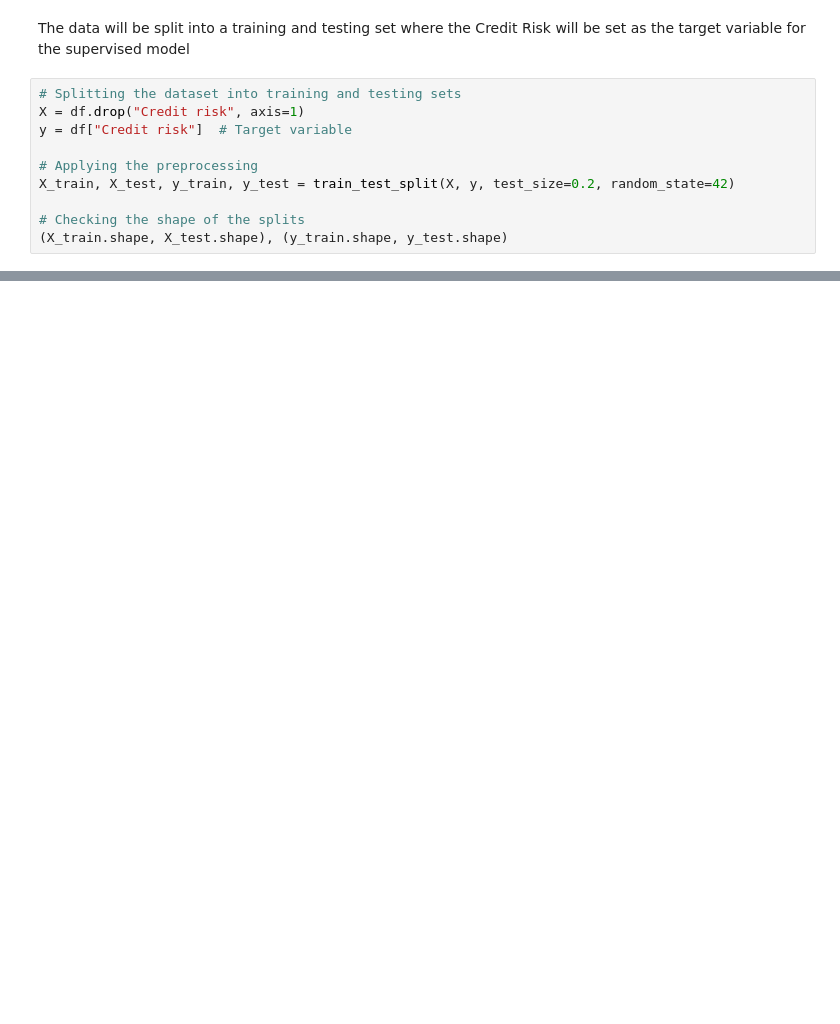
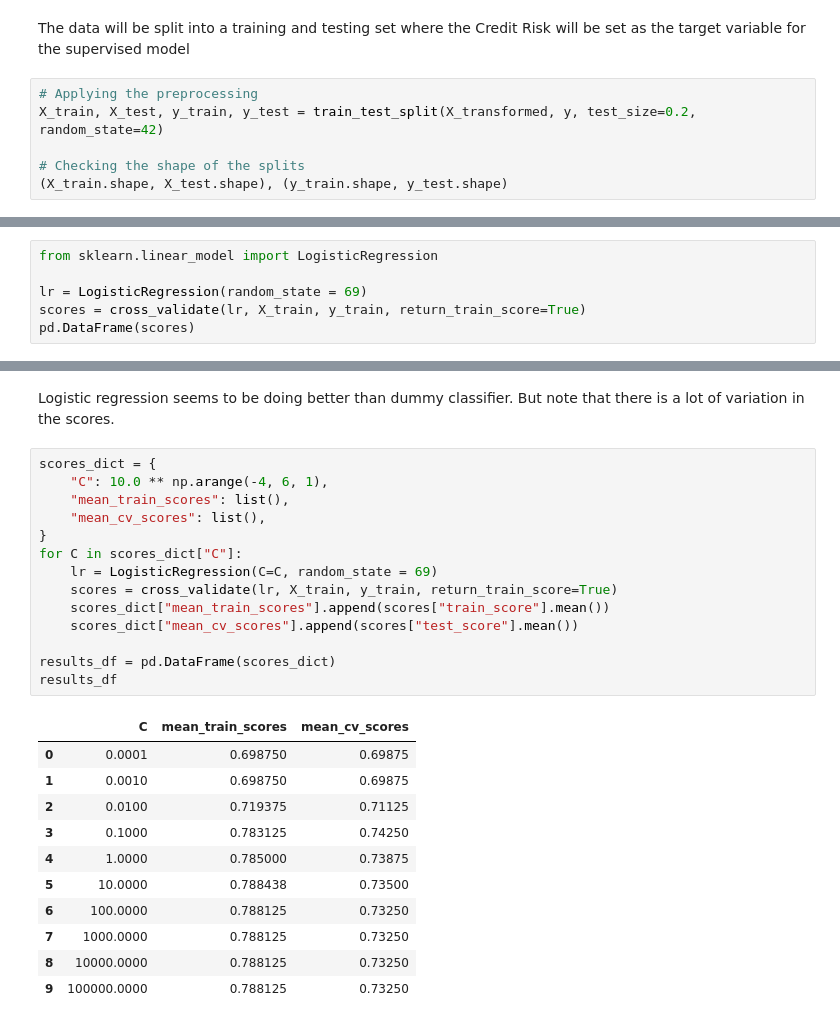
Before and after one commit to jjadeb/DSCI310_Group-12_Credit-Risk-Classification, a Jupyter notebook: model.ipynb, the cells around one changed output, grey strips where cells are left out. Saved outputs shown, nothing was run; the diff lists cells and outputs as text; blank space fills up the shorter version.

```diff
--- a/model.ipynb
+++ b/model.ipynb
@@ -152,12 +184,8 @@ data_prepared.shape
 # %% [markdown]
 The data will be split into a training and testing set where the Credit Risk will be set as the target variable for the supervised model
 # %%
-# Splitting the dataset into training and testing sets
-X = df.drop("Credit risk", axis=1)
-y = df["Credit risk"]  # Target variable
-
 # Applying the preprocessing
-X_train, X_test, y_train, y_test = train_test_split(X, y, test_size=0.2, random_state=42)
+X_train, X_test, y_train, y_test = train_test_split(X_transformed, y, test_size=0.2, random_state=42)
 
 # Checking the shape of the splits
 (X_train.shape, X_test.shape), (y_train.shape, y_test.shape)
@@ -165,0 +215,6 @@ X_train, X_test, y_train, y_test = train_test_split(X, y, test_size=0.2, random_
+# %%
+from sklearn.linear_model import LogisticRegression
+
+lr = LogisticRegression(random_state = 69)
+scores = cross_validate(lr, X_train, y_train, return_train_score=True)
+pd.DataFrame(scores)
@@ -165,0 +228,28 @@ X_train, X_test, y_train, y_test = train_test_split(X, y, test_size=0.2, random_
+# %% [markdown]
+Logistic regression seems to be doing better than dummy classifier. But note that there is a lot of variation in the scores.
+# %%
+scores_dict = {
+    "C": 10.0 ** np.arange(-4, 6, 1),
+    "mean_train_scores": list(),
+    "mean_cv_scores": list(),
+}
+for C in scores_dict["C"]:
+    lr = LogisticRegression(C=C, random_state = 69)
+    scores = cross_validate(lr, X_train, y_train, return_train_score=True)
+    scores_dict["mean_train_scores"].append(scores["train_score"].mean())
+    scores_dict["mean_cv_scores"].append(scores["test_score"].mean())
+
+results_df = pd.DataFrame(scores_dict)
+results_df
+# %% [output]
+|  | C | mean_train_scores | mean_cv_scores |
+| 0 | 0.0001 | 0.698750 | 0.69875 |
+| 1 | 0.0010 | 0.698750 | 0.69875 |
+| 2 | 0.0100 | 0.719375 | 0.71125 |
+| 3 | 0.1000 | 0.783125 | 0.74250 |
+| 4 | 1.0000 | 0.785000 | 0.73875 |
+| 5 | 10.0000 | 0.788438 | 0.73500 |
+| 6 | 100.0000 | 0.788125 | 0.73250 |
+| 7 | 1000.0000 | 0.788125 | 0.73250 |
+| 8 | 10000.0000 | 0.788125 | 0.73250 |
+| 9 | 100000.0000 | 0.788125 | 0.73250 |
```
Also changed, not shown: parts of 22 cells of this notebook, 1 other file.
